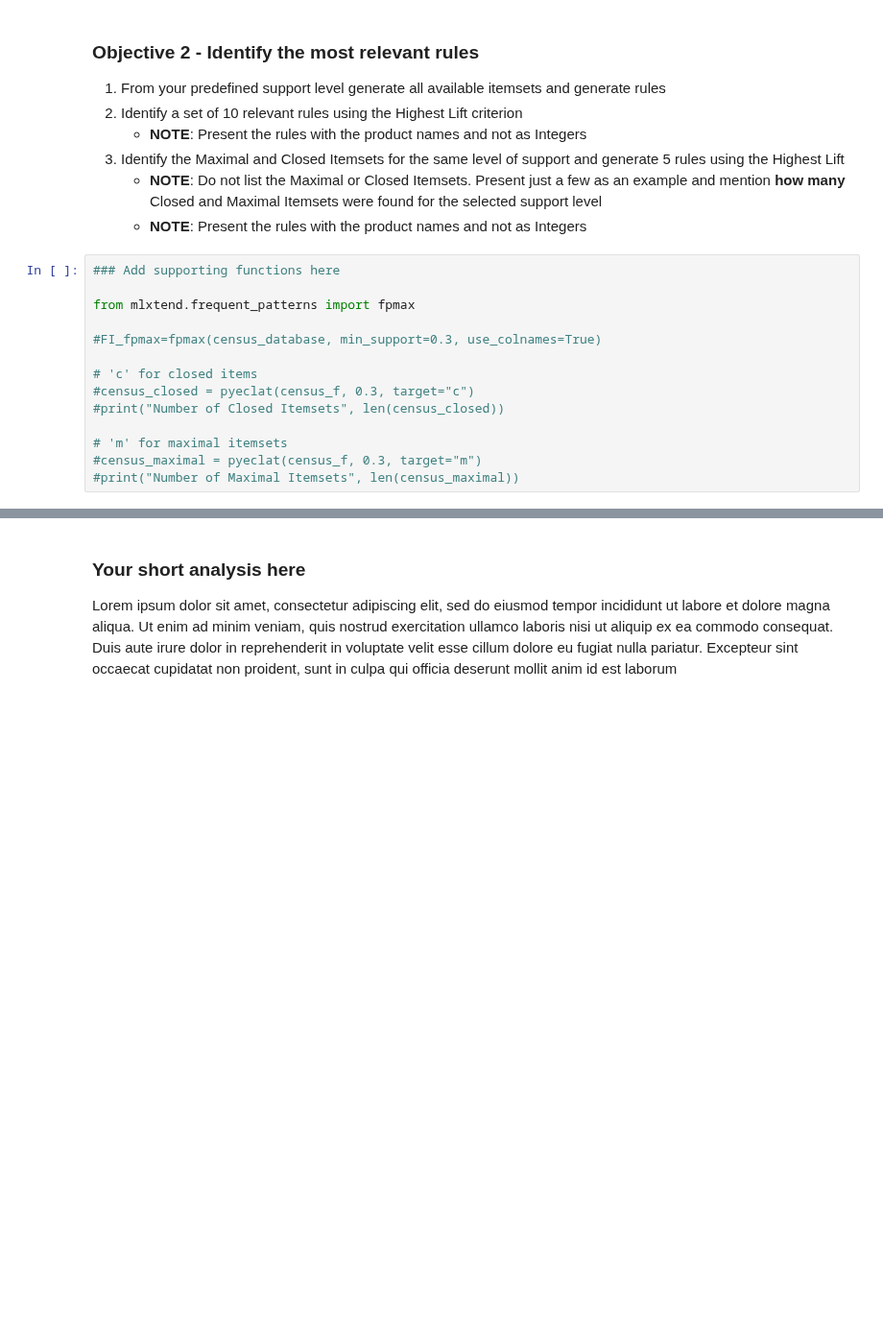
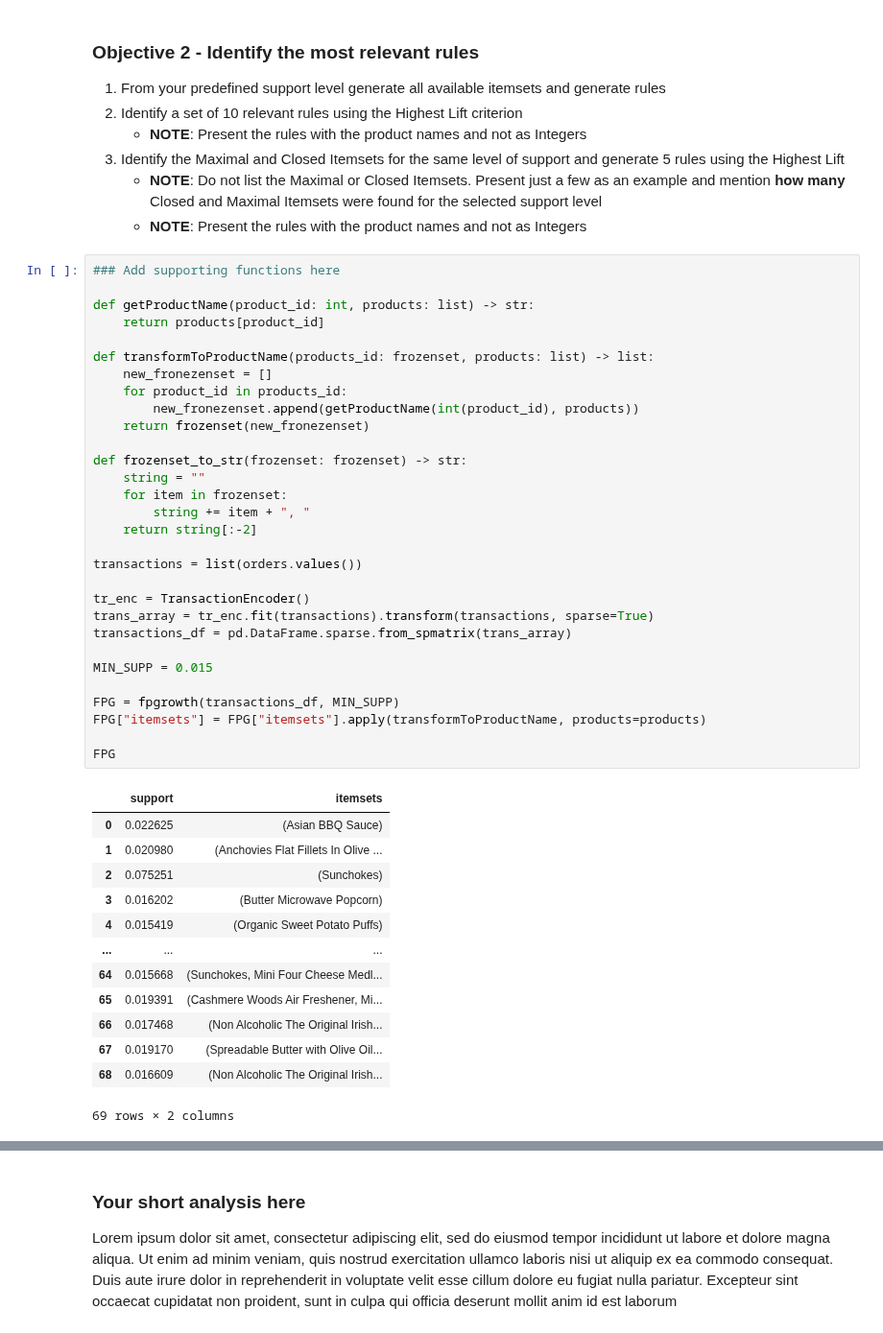
Before and after one commit to RomuloNogueira02/DataMining, a Jupyter notebook: HA2/PD_2324_HA2.ipynb, the cells around one changed output, grey strips where cells are left out. Shown at 96% size. Cells and saved outputs as stored; diff of their text form; blank space fills up the shorter version.

```diff
--- a/HA2/PD_2324_HA2.ipynb
+++ b/HA2/PD_2324_HA2.ipynb
@@ -170,16 +180,46 @@ Lorem ipsum dolor sit amet, consectetur adipiscing elit, sed do eiusmod tempor i
 # %%
 ### Add supporting functions here
 
-from mlxtend.frequent_patterns import fpmax
+def getProductName(product_id: int, products: list) -> str:
+    return products[product_id]
 
-#FI_fpmax=fpmax(census_database, min_support=0.3, use_colnames=True)
+def transformToProductName(products_id: frozenset, products: list) -> list:
+    new_fronezenset = []
+    for product_id in products_id:
+        new_fronezenset.append(getProductName(int(product_id), products))
+    return frozenset(new_fronezenset)
 
-# 'c' for closed items
-#census_closed = pyeclat(census_f, 0.3, target="c")
-#print("Number of Closed Itemsets", len(census_closed))
+def frozenset_to_str(frozenset: frozenset) -> str:
+    string = ""
+    for item in frozenset:
+        string += item + ", "
+    return string[:-2]
 
-# 'm' for maximal itemsets
-#census_maximal = pyeclat(census_f, 0.3, target="m")
-#print("Number of Maximal Itemsets", len(census_maximal))
+transactions = list(orders.values())
+
+tr_enc = TransactionEncoder()
+trans_array = tr_enc.fit(transactions).transform(transactions, sparse=True)
+transactions_df = pd.DataFrame.sparse.from_spmatrix(trans_array)
+
+MIN_SUPP = 0.015
+
+FPG = fpgrowth(transactions_df, MIN_SUPP)
+FPG["itemsets"] = FPG["itemsets"].apply(transformToProductName, products=products)
+
+FPG
+# %% [output]
+|  | support | itemsets |
+| 0 | 0.022625 | (Asian BBQ Sauce) |
+| 1 | 0.020980 | (Anchovies Flat Fillets In Olive ... |
+| 2 | 0.075251 | (Sunchokes) |
+| 3 | 0.016202 | (Butter Microwave Popcorn) |
+| 4 | 0.015419 | (Organic Sweet Potato Puffs) |
+| ... | ... | ... |
+| 64 | 0.015668 | (Sunchokes, Mini Four Cheese Medl... |
+| 65 | 0.019391 | (Cashmere Woods Air Freshener, Mi... |
+| 66 | 0.017468 | (Non Alcoholic The Original Irish... |
+| 67 | 0.019170 | (Spreadable Butter with Olive Oil... |
+| 68 | 0.016609 | (Non Alcoholic The Original Irish... |
+69 rows × 2 columns
 # %%
 ### Add processing code here
```
Also changed, not shown: parts of 6 cells of this notebook, 2 other files.
